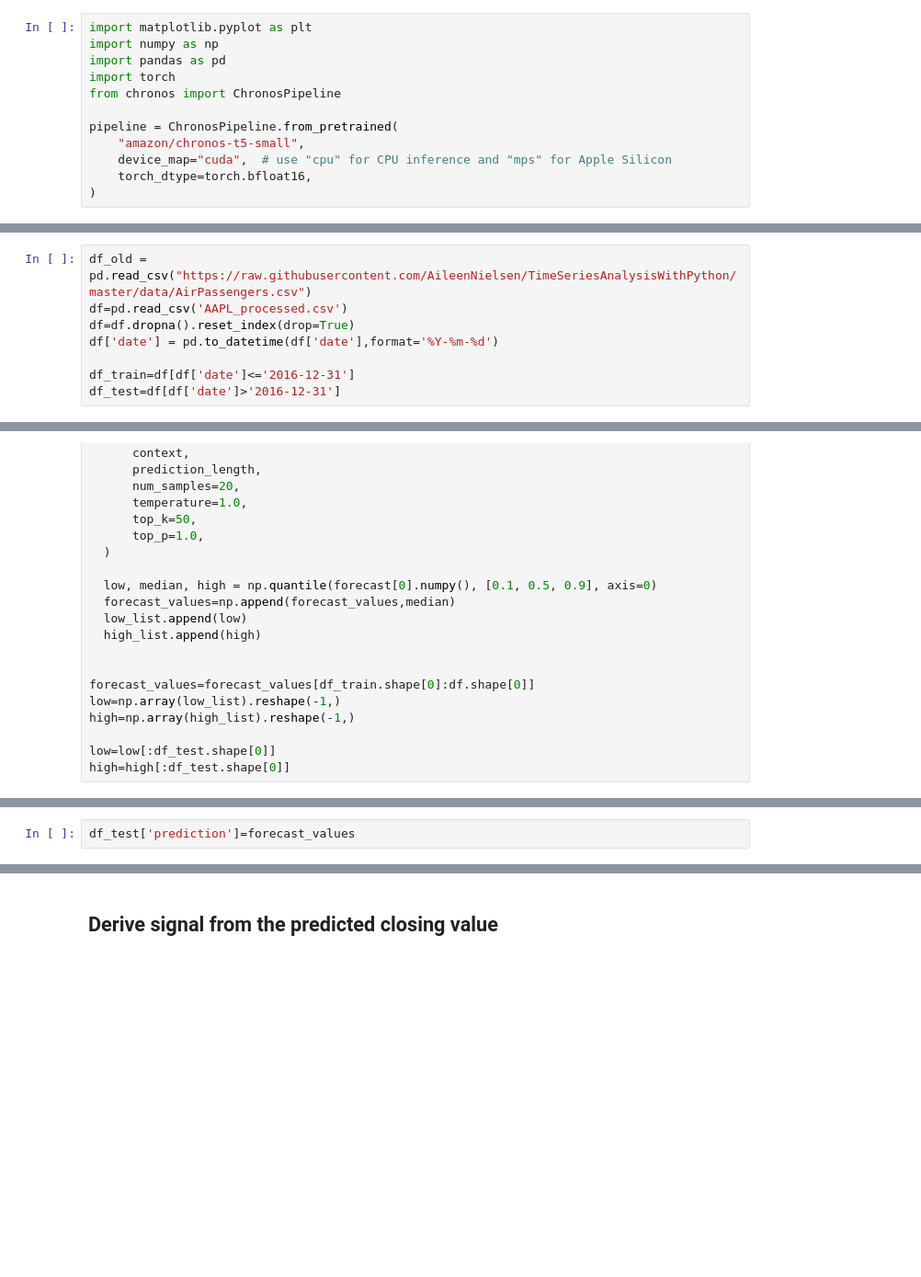
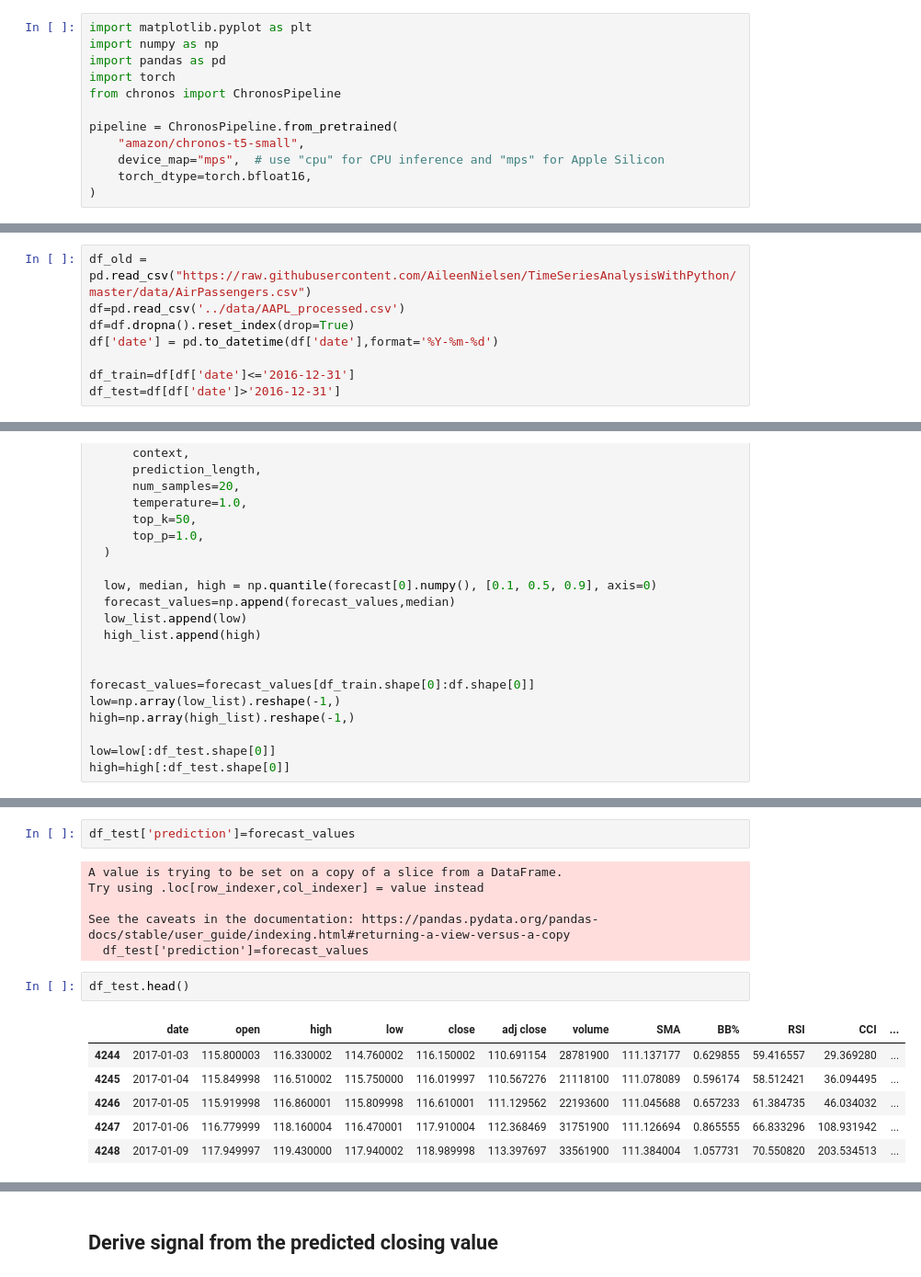
Before and after one commit to summerflutter/NLP_Group_Project_LLMTS, a Jupyter notebook: models/ChronosT5.ipynb, the cells around one changed output, grey strips where cells are left out. Shown at 92% size. Saved outputs shown, nothing was run; the diff lists cells and outputs as text; blank space fills up the shorter version.

```diff
--- a/models/ChronosT5.ipynb
+++ b/models/ChronosT5.ipynb
@@ -22,14 +22,14 @@ from chronos import ChronosPipeline
 
 pipeline = ChronosPipeline.from_pretrained(
     "amazon/chronos-t5-small",
-    device_map="cuda",  # use "cpu" for CPU inference and "mps" for Apple Silicon
+    device_map="mps",  # use "cpu" for CPU inference and "mps" for Apple Silicon
     torch_dtype=torch.bfloat16,
 )
 # %% [markdown]
 ## Splitting data. Training till 2016 and testing from 2016-19
 # %%
 df_old = pd.read_csv("https://raw.githubusercontent.com/AileenNielsen/TimeSeriesAnalysisWithPython/master/data/AirPassengers.csv")
-df=pd.read_csv('AAPL_processed.csv')
+df=pd.read_csv('../data/AAPL_processed.csv')
 df=df.dropna().reset_index(drop=True)
 df['date'] = pd.to_datetime(df['date'],format='%Y-%m-%d')
 
@@ -79,5 +81,20 @@ plt.show()
 # %%
 df_test['prediction']=forecast_values
+# %% [output]
+A value is trying to be set on a copy of a slice from a DataFrame.
+Try using .loc[row_indexer,col_indexer] = value instead
+
+See the caveats in the documentation: https://pandas.pydata.org/pandas-docs/stable/user_guide/indexing.html#returning-a-view-versus-a-copy
+  df_test['prediction']=forecast_values
+# %%
+df_test.head()
+# %% [output]
+|  | date | open | high | low | close | adj close | volume | SMA | BB% | RSI | CCI | ... |
+| 4244 | 2017-01-03 | 115.800003 | 116.330002 | 114.760002 | 116.150002 | 110.691154 | 28781900 | 111.137177 | 0.629855 | 59.416557 | 29.369280 | ... |
+| 4245 | 2017-01-04 | 115.849998 | 116.510002 | 115.750000 | 116.019997 | 110.567276 | 21118100 | 111.078089 | 0.596174 | 58.512421 | 36.094495 | ... |
+| 4246 | 2017-01-05 | 115.919998 | 116.860001 | 115.809998 | 116.610001 | 111.129562 | 22193600 | 111.045688 | 0.657233 | 61.384735 | 46.034032 | ... |
+| 4247 | 2017-01-06 | 116.779999 | 118.160004 | 116.470001 | 117.910004 | 112.368469 | 31751900 | 111.126694 | 0.865555 | 66.833296 | 108.931942 | ... |
+| 4248 | 2017-01-09 | 117.949997 | 119.430000 | 117.940002 | 118.989998 | 113.397697 | 33561900 | 111.384004 | 1.057731 | 70.550820 | 203.534513 | ... |
 # %%
 sma_window = 10
 ppo_slow_ema = 26
```
Also changed, not shown: parts of 5 cells of this notebook.
